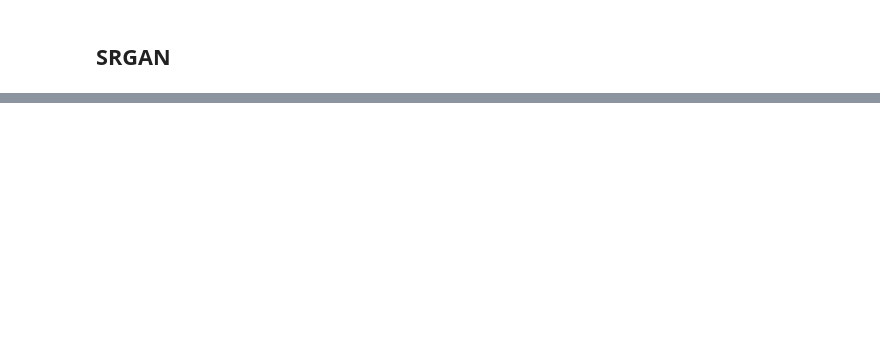
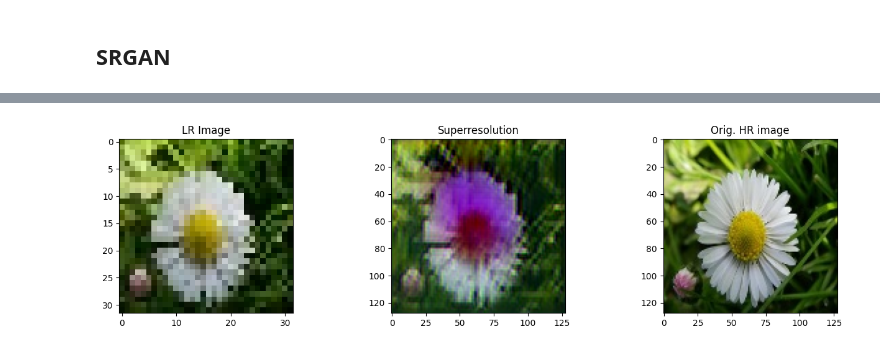
Before and after one commit to AnkitKr2709/Deep-Learning, a Jupyter notebook: assignment1/main.ipynb, the cells around one changed output, grey strips where cells are left out. Drawn from its saved outputs; the diff is of its cells as text; code cells hidden in the pictures; blank space fills up the shorter version.

```diff
--- a/assignment1/main.ipynb
+++ b/assignment1/main.ipynb
@@ -429,6 +554,6 @@ plt.show()
 # %%
-sreeni_lr = cv2.imread("/content/gdrive/MyDrive/DL_Project/fl_dt/lr_images_1/daisy_1_-10790155265df092.jpg")
-sreeni_hr = cv2.imread("/content/gdrive/MyDrive/DL_Project/fl_dt/hr_images_1/daisy_1_-10790155265df092.jpg")
+sreeni_lr = cv2.imread("/content/gdrive/MyDrive/Deep_learning/fl_dt/lr_images_1/daisy_1_-105f336ae8dfbb4f.jpg")
+sreeni_hr = cv2.imread("/content/gdrive/MyDrive/Deep_learning/fl_dt/hr_images_1/daisy_1_-105f336ae8dfbb4f.jpg")
 
 
 sreeni_lr = cv2.cvtColor(sreeni_lr, cv2.COLOR_BGR2RGB)
@@ -454,3 +579,4 @@ plt.title('Orig. HR image')
 plt.imshow(sreeni_hr[0,:,:,:])
 
 plt.show()
+# %% [output]
@@ -456,0 +585 @@ plt.show()
+[figure, added]
```
Also changed, not shown: parts of 14 cells of this notebook.
